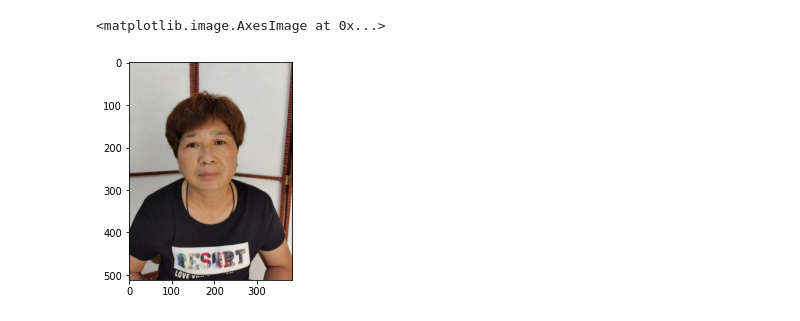
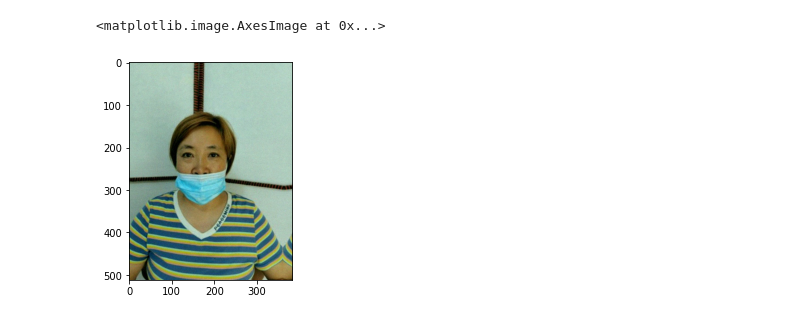
Before and after one commit to boostcampaitech2/image-classification-level1-28, a Jupyter notebook: JH/Data Augmentation_mask.ipynb, the cells around one changed output. Drawn from its saved outputs; the diff is of its cells as text; code cells hidden in the pictures.

```diff
--- a/JH/Data Augmentation_mask.ipynb
+++ b/JH/Data Augmentation_mask.ipynb
@@ -44,9 +52,9 @@ tf = A.Compose([
 # %%
-test = image_path[2]
+test = image_path[8]
 image = cv2.imread(test)
 image = cv2.cvtColor(image, cv2.COLOR_BGR2RGB)
 plt.imshow(image)
 # %% [output]
 <matplotlib.image.AxesImage at 0x...>
-[figure, old version]
+[figure, new version]
 # %%
```
Also changed, not shown: parts of 3 cells of this notebook, 1 other file.
